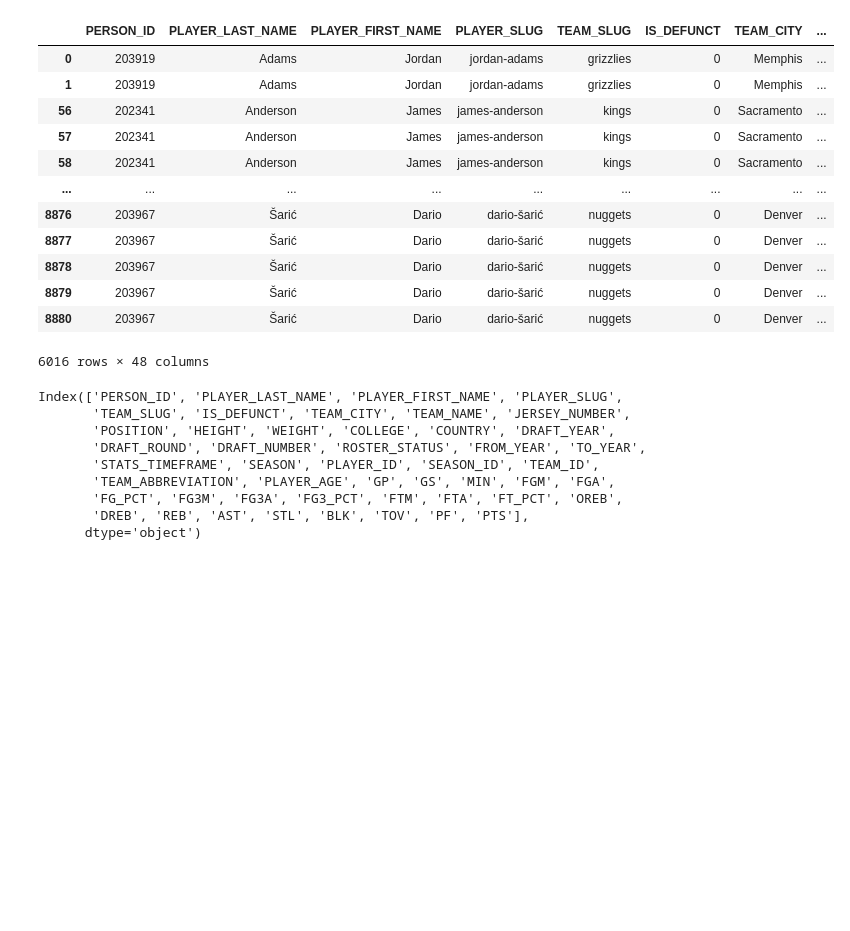
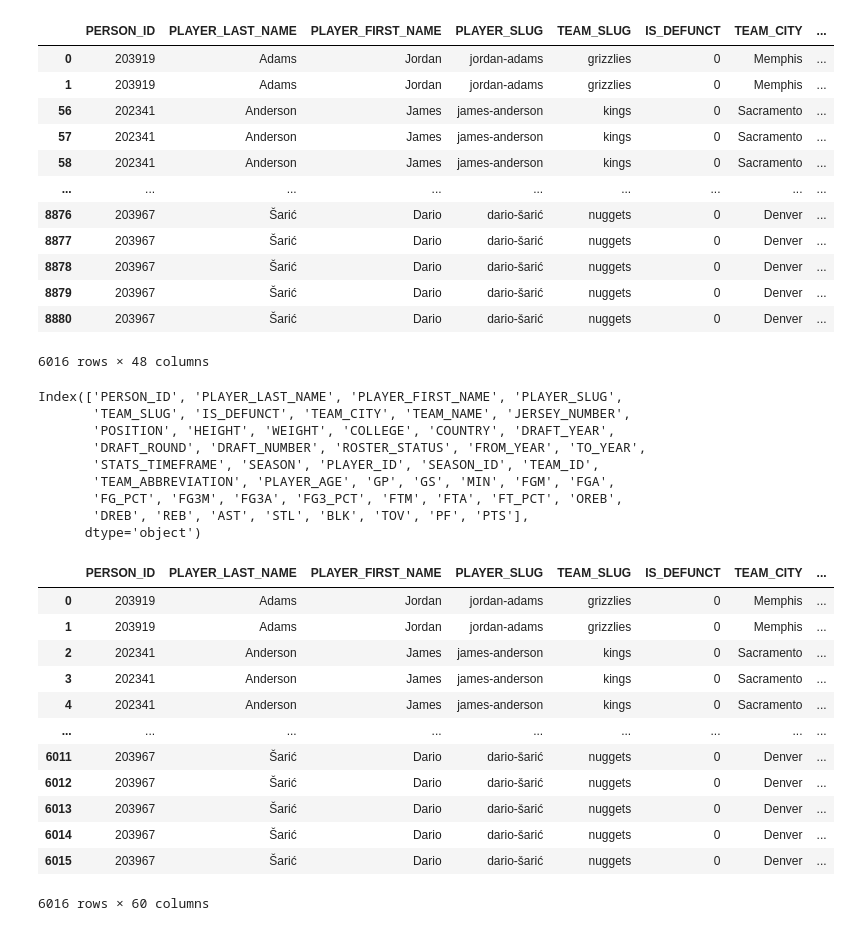
Before and after one commit to jochennn/NBA-fake-awards, a Jupyter notebook: nba_player_scrape_15_25.ipynb, the cells around one changed output. Saved outputs shown, nothing was run; the diff lists cells and outputs as text; code cells hidden in the pictures; blank space fills up the shorter version.

Commit message:
updating output data

```diff
--- a/nba_player_scrape_15_25.ipynb
+++ b/nba_player_scrape_15_25.ipynb
@@ -404,3 +404,21 @@ player_data_totals['PFPG'] = player_data_totals['PF'] / player_data_totals['GP']
 # %%
 # read to a csv
 player_data_totals.to_csv('./data/nba_player_data_15_25.csv', index=False)
+# %%
+# read in csv to update
+player_data_totals = pd.read_csv('./data/nba_player_data_15_25.csv')
+player_data_totals
+# %% [output]
+|  | PERSON_ID | PLAYER_LAST_NAME | PLAYER_FIRST_NAME | PLAYER_SLUG | TEAM_SLUG | IS_DEFUNCT | TEAM_CITY | ... |
+| 0 | 203919 | Adams | Jordan | jordan-adams | grizzlies | 0 | Memphis | ... |
+| 1 | 203919 | Adams | Jordan | jordan-adams | grizzlies | 0 | Memphis | ... |
+| 2 | 202341 | Anderson | James | james-anderson | kings | 0 | Sacramento | ... |
+| 3 | 202341 | Anderson | James | james-anderson | kings | 0 | Sacramento | ... |
+| 4 | 202341 | Anderson | James | james-anderson | kings | 0 | Sacramento | ... |
+| ... | ... | ... | ... | ... | ... | ... | ... | ... |
+| 6011 | 203967 | Šarić | Dario | dario-šarić | nuggets | 0 | Denver | ... |
+| 6012 | 203967 | Šarić | Dario | dario-šarić | nuggets | 0 | Denver | ... |
+| 6013 | 203967 | Šarić | Dario | dario-šarić | nuggets | 0 | Denver | ... |
+| 6014 | 203967 | Šarić | Dario | dario-šarić | nuggets | 0 | Denver | ... |
+| 6015 | 203967 | Šarić | Dario | dario-šarić | nuggets | 0 | Denver | ... |
+6016 rows × 60 columns
```
Also changed, not shown: parts of 4 cells of this notebook, 2 other files.
